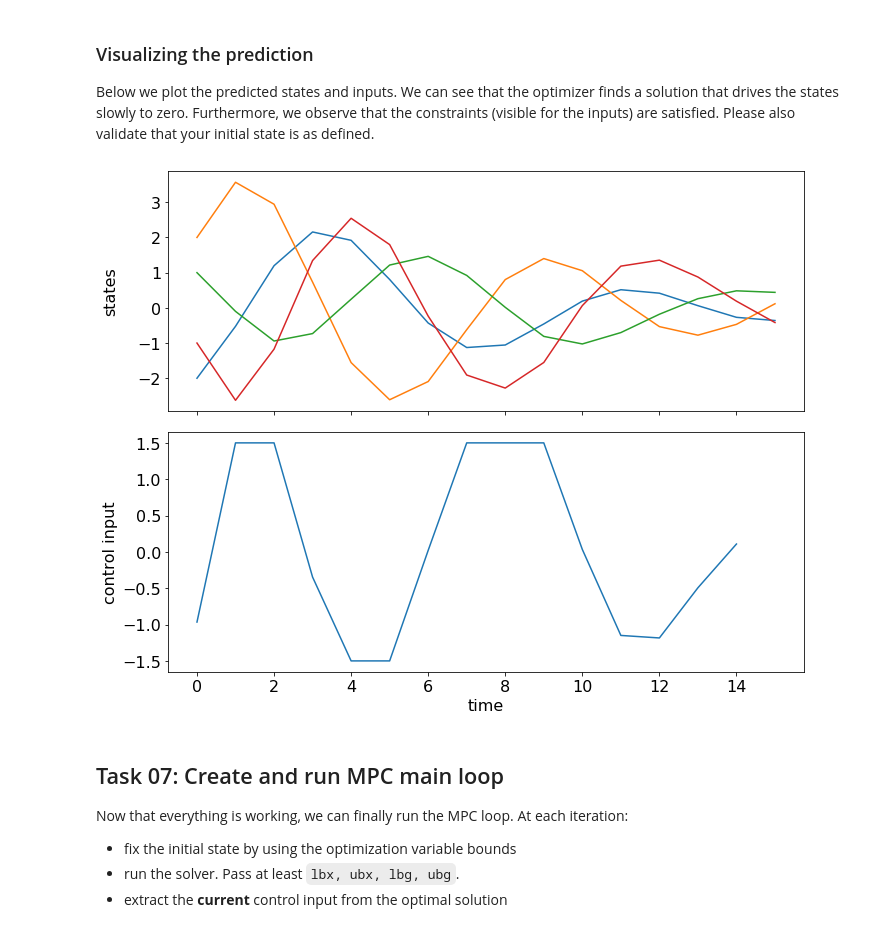
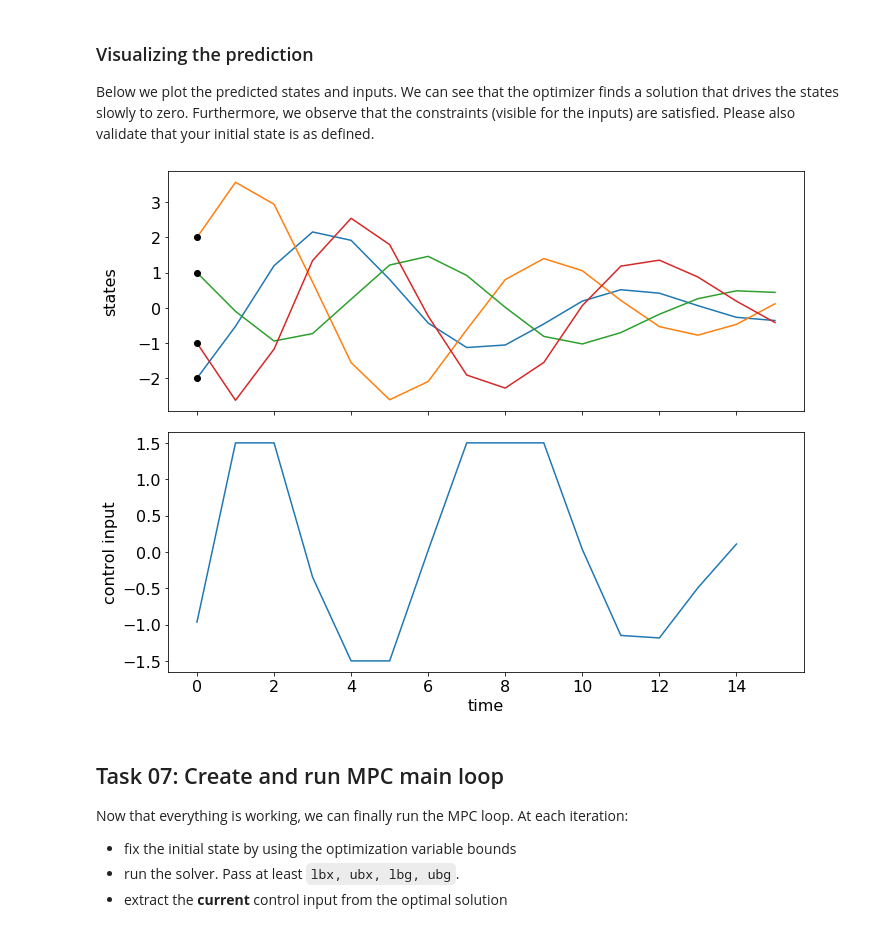
Before and after one commit to 4flixt/TUB_IoT_MPC20, a Jupyter notebook: E3/03_MPC_with_CasADi.ipynb, the cells around one changed output. Saved outputs shown, nothing was run; the diff lists cells and outputs as text; code cells hidden in the pictures.

```diff
--- a/E3/03_MPC_with_CasADi.ipynb
+++ b/E3/03_MPC_with_CasADi.ipynb
@@ -326,8 +340,8 @@ ub_X = [] # upper bound for X
 lb_U = [] # lower bound for U
 ub_U = [] # upper bound for U
 g = []    # constraint expression g
-lbg = []  # lower bound for constraint expression g
-ubg = []  # upper bound for constraint expression g
+lb_g = []  # lower bound for constraint expression g
+ub_g = []  # upper bound for constraint expression g
 # %% [markdown]
 **The idea is now the following**. We are looping over the different stages of our prediction horizon:
 
@@ -409,18 +424,18 @@ for k in range(N):
 
     # 02 - Your code here!
     # objective
-    J += l_fcn(x_k,u_k)
+    J += stage_cost_fcn(x_k,u_k)
     # 02
 
     # 03 - Your code here!
     # equality constraints (system equation)
-    x_k_next_calc = f(x_k,u_k)
+    x_k_next_calc = system(x_k,u_k)
     # 03
 
     # 04 - Your code here!
     g.append(x_k_next - x_k_next_calc)
-    lbg.append(np.zeros((nx,1)))
-    ubg.append(np.zeros((nx,1)))
+    lb_g.append(np.zeros((nx,1)))
+    ub_g.append(np.zeros((nx,1)))
     # 04
 
     # 05 - Your code here!
@@ -435,7 +450,7 @@ Since we stop at this stage there is no need to consider the dynamic state equat
 # %%
 # Your code here!
 x_terminal = X[N*nx:(N+1)*nx,:]
-J += m_fcn(x_terminal)
+J += terminal_cost_fcn(x_terminal)
 lb_X.append(lb_x)
 ub_X.append(ub_x)
 # %% [markdown]
@@ -475,8 +490,8 @@ lbx = vertcat(*lb_X, *lb_U)
 ubx = vertcat(*ub_X, *ub_U)
 x = vertcat(X,U)
 g = vertcat(*g)
-lbg = vertcat(*lbg)
-ubg = vertcat(*ubg)
+lbg = vertcat(*lb_g)
+ubg = vertcat(*ub_g)
 
 prob = {'f':J,'x':x,'g':g}
 solver = nlpsol('solver','ipopt',prob)
@@ -571,15 +586,18 @@ Please also validate that your initial state is as defined.
 # %%
 fig, ax = plt.subplots(2,1, figsize=(10,8), sharex=True)
 ax[0].plot(X)
 ax[1].plot(U)
 ax[0].set_ylabel('states')
 ax[1].set_ylabel('control input')
 ax[1].set_xlabel('time')
 
+# Highlight the selected initial state (the lines should start here!)
+ax[0].plot(0,x_0.T, 'o', color='black')
+
 fig.align_ylabels()
 fig.tight_layout()
 # %% [output]
-[figure, old version]
+[figure, new version]
 # %% [markdown]
 ## Task 07: Create and run MPC main loop
 Now that everything is working, we can finally run the MPC loop.
```
Also changed, not shown: parts of 30 cells of this notebook, 2 other files.
